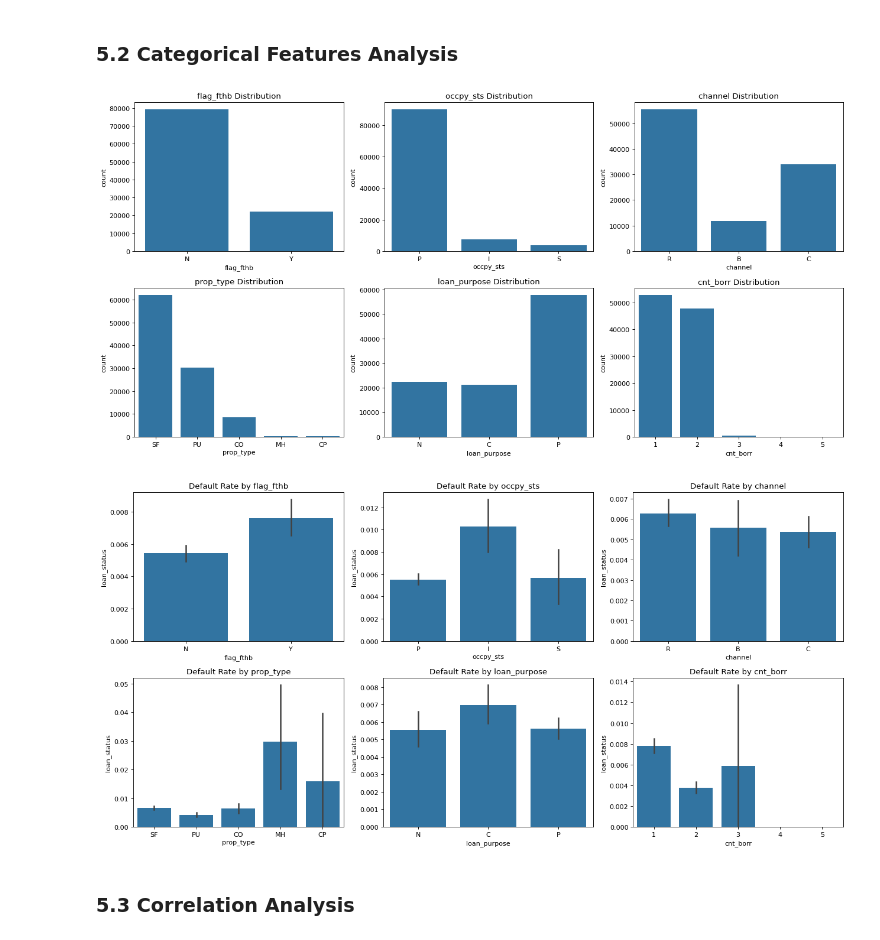
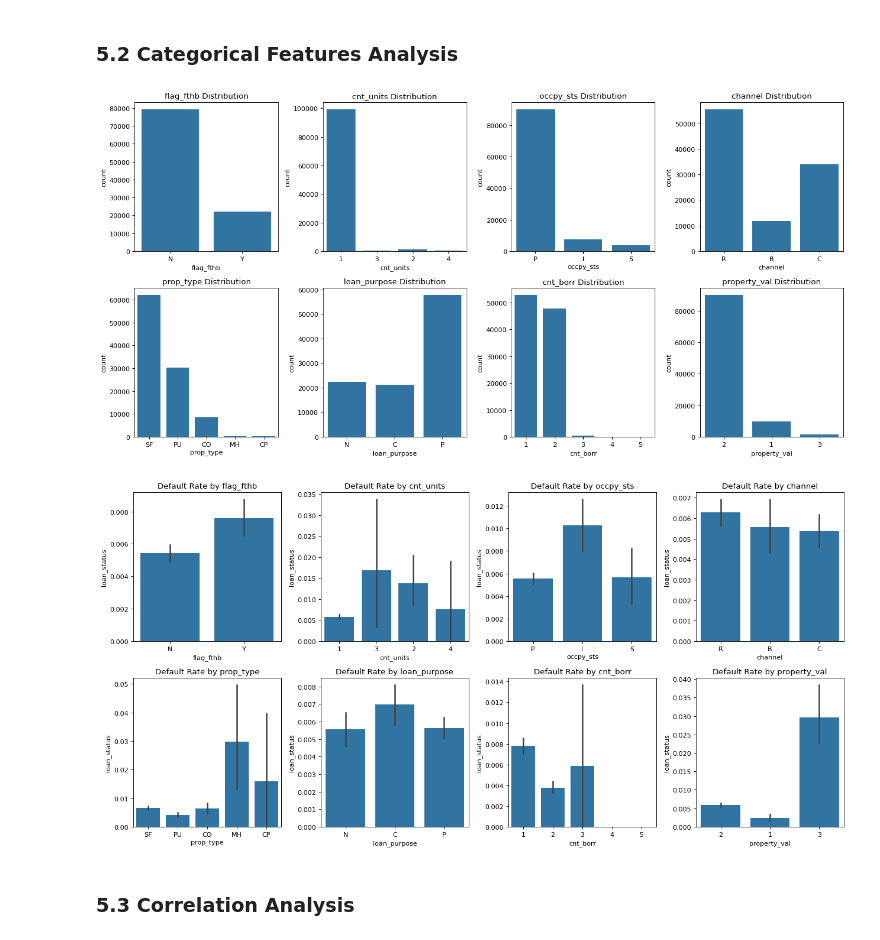
Before and after one commit to AwuoeZYC/Project_2, a Jupyter notebook: project2.ipynb, the cells around one changed output. Cells and saved outputs as stored; diff of their text form; code cells hidden in the pictures.

```diff
--- a/project2.ipynb
+++ b/project2.ipynb
@@ -196,6 +152,7 @@ y = d_filtered['loan_status']
 # Stratified split to maintain class balance
 X_train, X_test, y_train, y_test = train_test_split(
     X, y,
+    shuffle= True,
     test_size=0.2,
     stratify=y,  # Maintain class distribution
     random_state=42
@@ -259,21 +210,0 @@ plt.show()
-# %%
-# Numerical feature distribution comparison by loan status
-num_vars = ['fico', 'mi_pct', 'ltv', 'dti', 'orig_upb', 'int_rt']
-train_df['loan_status_label'] = train_df['loan_status'].map({0: 'Prepaid', 1: 'Default'})
-
-fig, axes = plt.subplots(2, 3, figsize=(16, 8))
-axes = axes.flatten()
-
-for i, col in enumerate(num_vars):
-    if col in train_df.columns:
-        sns.kdeplot(data=train_df, x=col, hue='loan_status_label', ax=axes[i], common_norm=False)
-        axes[i].set_title(f'{col} by Loan Status')
-        axes[i].set_xlabel(col)
-        axes[i].set_ylabel('Density')
-
-# Remove extra subplot if num_vars < total subplots
-for j in range(len(num_vars), len(axes)):
-    fig.delaxes(axes[j])
-
-plt.tight_layout()
-plt.show()
@@ -282,28 +211,29 @@ plt.show()
 # %% [markdown]
 ### 5.2 Categorical Features Analysis
 # %%
-cat_cols = ['flag_fthb', 'occpy_sts', 'channel', 'prop_type', 'loan_purpose', 'cnt_borr']
-
+cat_cols = ['flag_fthb', 'cnt_units', 'occpy_sts', 'channel', 'prop_type', 'loan_purpose', 'cnt_borr', 'property_val'] # Categorical columns
+n = 2 # Number of rows for subplots
+m = len(cat_cols) // n + len(cat_cols) % n # Number of columns for subplots
 # Frequency plots
-fig, axes = plt.subplots(2, 3, figsize=(16, 8))
+fig, axes = plt.subplots(n, m, figsize=(16, 8))
 for i, col in enumerate(cat_cols):
-    sns.countplot(x=col, data=train_df, ax=axes[i//3, i%3])
-    axes[i//3, i%3].set_title(f'{col} Distribution')
-    axes[i//3, i%3].tick_params(axis='x')
+    sns.countplot(x=col, data=train_df, ax=axes[i//m, i%m])
+    axes[i//m, i%m].set_title(f'{col} Distribution')
+    axes[i//m, i%m].tick_params(axis='x')
 plt.tight_layout()
 plt.show()
 
 # Relationship with Target
-fig, axes = plt.subplots(2, 3, figsize=(16, 8))
+fig, axes = plt.subplots(n, m, figsize=(16, 8))
 for i, col in enumerate(cat_cols):
-    sns.barplot(x=col, y='loan_status', data=train_df, ax=axes[i//3, i%3], estimator=np.mean)
-    axes[i//3, i%3].set_title(f'Default Rate by {col}')
-    axes[i//3, i%3].tick_params(axis='x')
+    sns.barplot(x=col, y='loan_status', data=train_df, ax=axes[i//m, i%m], estimator=np.mean)
+    axes[i//m, i%m].set_title(f'Default Rate by {col}')
+    axes[i//m, i%m].tick_params(axis='x')
 plt.tight_layout()
 plt.show()
 # %% [output]
-[figure, old version]
+[figure, new version]
-[figure, old version]
+[figure, new version]
 # %% [markdown]
 ### 5.3 Correlation Analysis
 # %%
```
Also changed, not shown: parts of 39 cells of this notebook.
